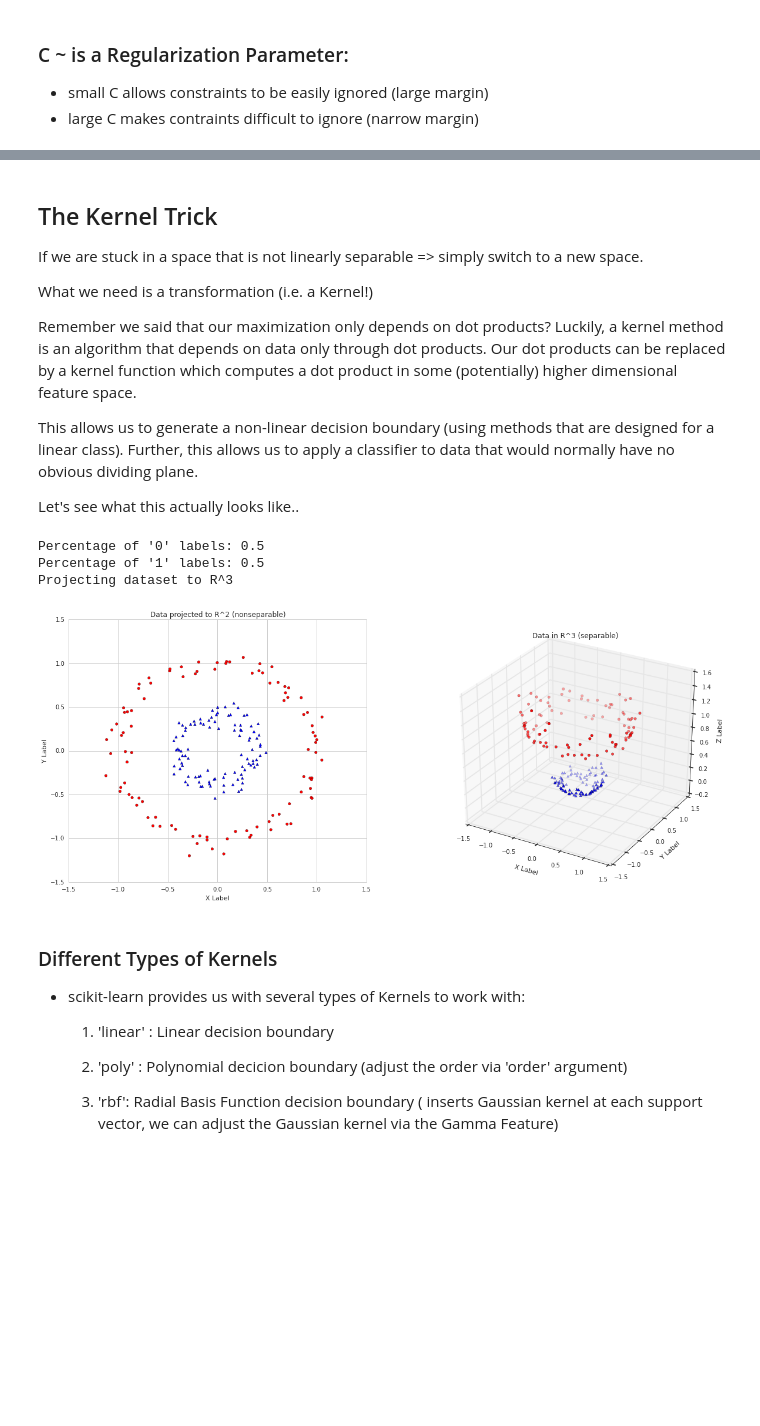
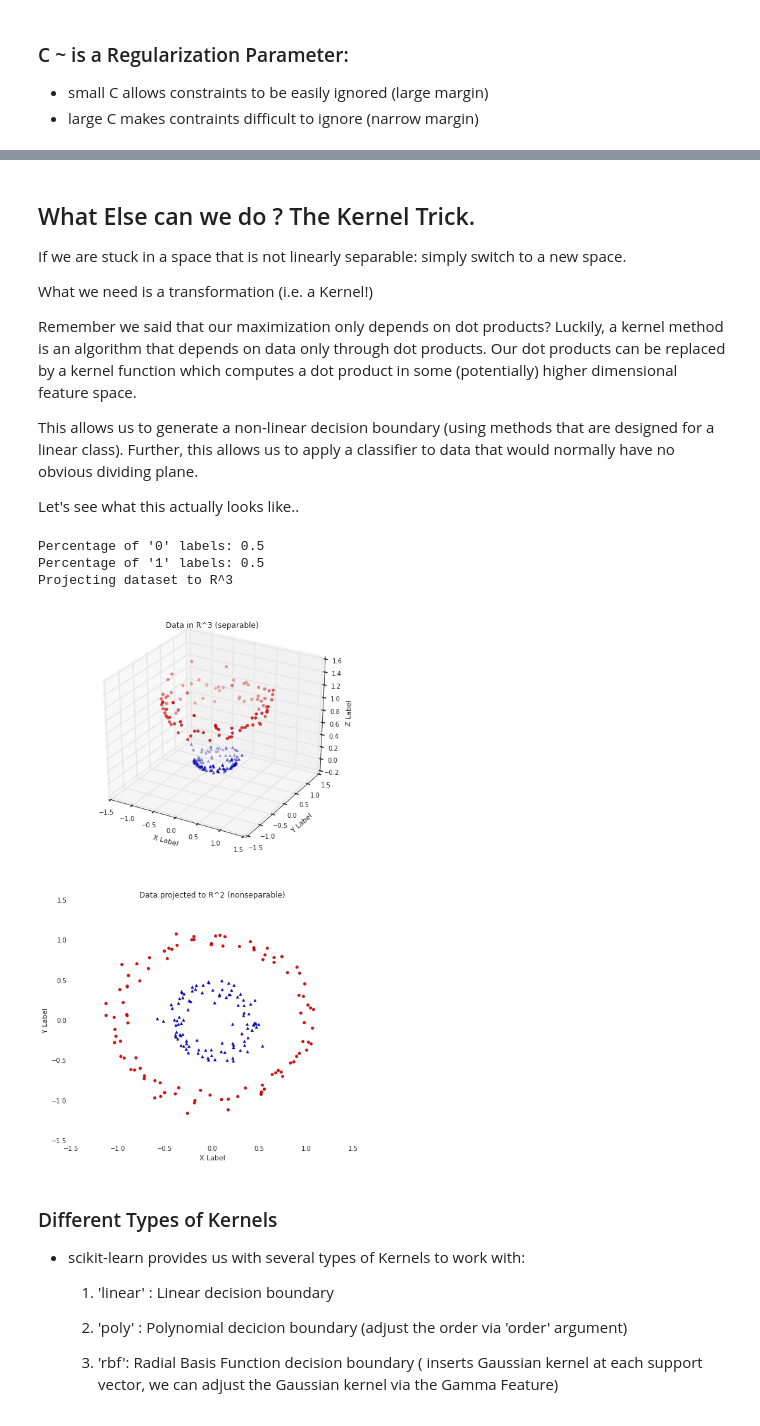
Before and after one commit to podopie/DAT18NYC, a Jupyter notebook: classes/14-support_vector_machines.ipynb, the cells around one changed output, grey strips where cells are left out. Drawn from its saved outputs; the diff is of its cells as text; code cells hidden in the pictures; blank space fills up the shorter version.

```diff
--- a/classes/14-support_vector_machines.ipynb
+++ b/classes/14-support_vector_machines.ipynb
@@ -285,12 +304,0 @@ So far we've only been dealing with datasets that can be easily separated.  How
-# %%
-# Visualizing our Support Vectors
-iris=datasets.load_iris()
-X=iris.data
-y=iris.target
-
-X=X[y !=0,:2]
-y = iris.target[y!=0]
-
-svc = svm.SVC(kernel='linear', C=10000).fit(X, y)
-plot_estimator(svc,X,y)
-plt.scatter(svc.support_vectors_[:,0],svc.support_vectors_[:,1])
@@ -300,8 +346,8 @@ plt.scatter(svc.support_vectors_[:,0],svc.support_vectors_[:,1])
 # %% [markdown]
-## The Kernel Trick
+## What Else can we do ?   The Kernel Trick.
 
 
-If we are stuck in a space that is not linearly separable =>  simply switch to a new space.
+If we are stuck in a space that is not linearly separable: simply switch to a new space.
 
 What we need is a transformation (i.e. a Kernel!)
 
@@ -316,14 +362,6 @@ Let's see what this actually looks like..
 from math import sqrt
 from mpl_toolkits.mplot3d import Axes3D
 from sklearn.datasets import make_circles
-
-
-"""
-Visualize how a linearly nonseparable dataset in R^2 can be
-linearly separable in R^3 after a transformation via the appropriate
-kernel function.
-
-"""
 
 
 def fn_kernel(x1, x2):
@@ -369,40 +407,40 @@ Y1=D[:,1]
 Z1=D[:,2]
 
 def plot_no_decision_boundary():
-    fig = plt.figure(figsize=(20,8))
-    ax = fig.add_subplot(122, projection='3d')
+    fig = plt.figure(figsize=(8,15))
+    ax = fig.add_subplot(211, projection='3d')
 
     ax.scatter(X0, Y0, Z0, c='r', marker='o')
     ax.scatter(X1, Y1, Z1, c='b', marker='^')
 
     ax.set_xlabel('X Label')
     ax.set_ylabel('Y Label')
     ax.set_zlabel('Z Label')
     ax.set_title("Data in R^3 (separable)")
 
     # Project data to X/Y plane
-    ax2d = fig.add_subplot(121)
+    ax2d = fig.add_subplot(212)
     ax2d.scatter(X0, Y0, c='r', marker='o')
     ax2d.scatter(X1, Y1, c='b', marker='^')
 
     ax2d.set_xlabel('X Label')
     ax2d.set_ylabel('Y Label')
     ax2d.set_title("Data projected to R^2 (nonseparable)")
 
     plt.show()
 
 def main():
 
     print 'Projecting dataset to R^3'
     plot_no_decision_boundary()
 
 if __name__ == '__main__':
     main()
 # %% [output]
 Percentage of '0' labels: 0.5
 Percentage of '1' labels: 0.5
 Projecting dataset to R^3
-[figure, old version]
+[figure, new version]
 # %% [markdown]
 ### Different Types of Kernels
 
```
Also changed, not shown: parts of 20 cells of this notebook.
